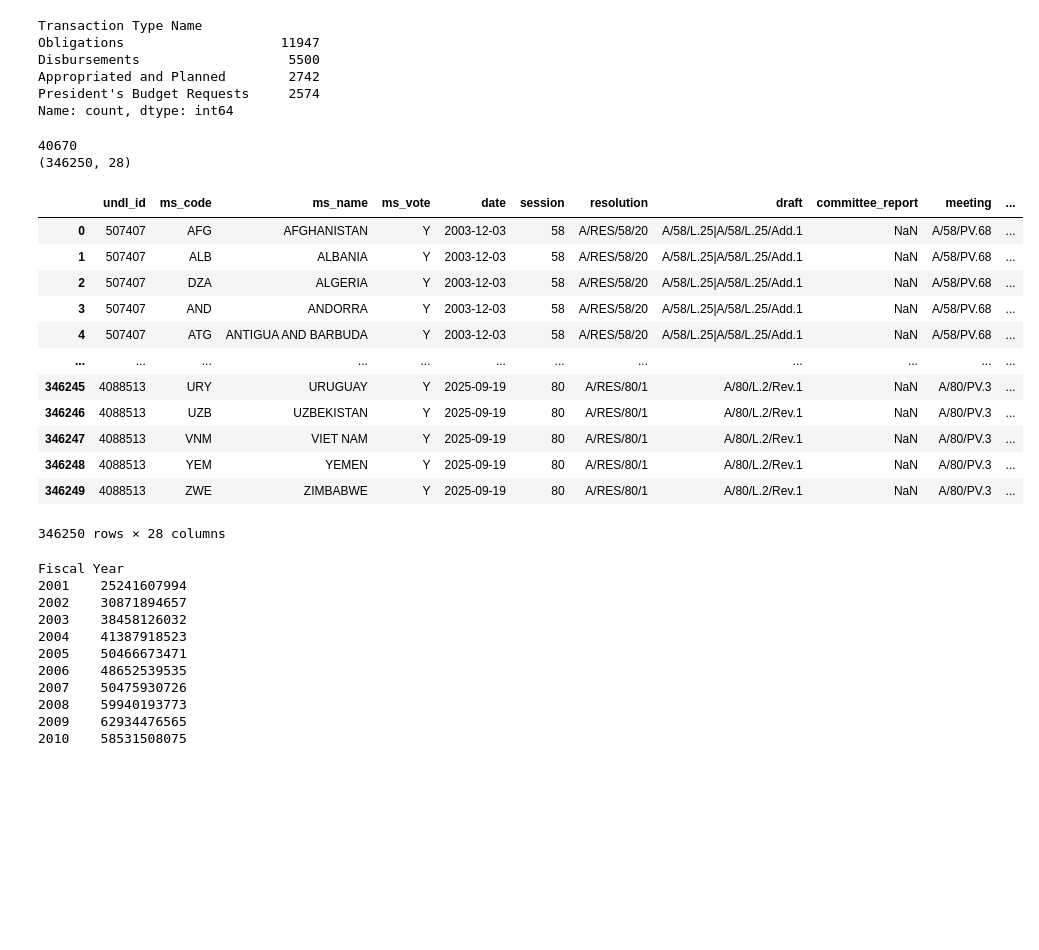
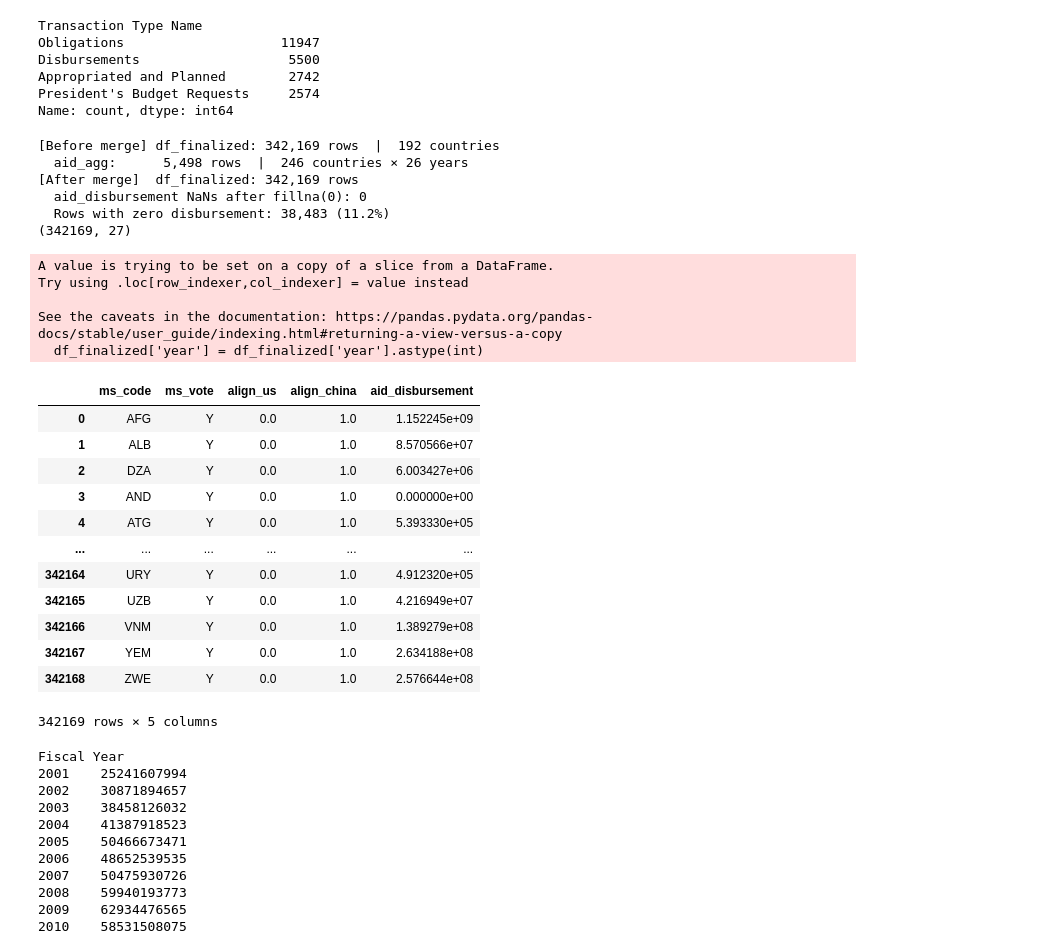
Before and after one commit to charlie77-7/qss20-final-project, a Jupyter notebook: code/01_load_clean.ipynb, the cells around one changed output. Drawn from its saved outputs; the diff is of its cells as text; code cells hidden in the pictures; blank space fills up the shorter version.

```diff
--- a/code/01_load_clean.ipynb
+++ b/code/01_load_clean.ipynb
@@ -281,6 +232,0 @@ Name: count, dtype: int64
-# %%
-#merging
-
-df_post2000 = df_post2000.merge(titles[['resolution', 'category']], on='resolution', how='left')
-
-print(df_post2000['category'].isna().sum())
@@ -324,0 +310,6 @@ df_post2000['align_china'] = 1 - abs(df_post2000['ms_vote_score'] - df_post2000[
+# %%
+df_finalized = df_post2000[~df_post2000['ms_code'].isin(['USA', 'CHN', 'YUG'])]
+df_finalized
+
+check = ['USA', 'CHN', 'YUG']
+print(df_finalized[df_finalized['ms_code'].isin(check)]['ms_code'].value_counts())
@@ -392,34 +398,52 @@ aid_clean = aid[aid['Transaction Type Name'] == 'Disbursements'].copy()
 # %%
 ## sum for each country and year the amount of disbursements they've received
 aid_agg = aid_clean.groupby(['Country Code', 'Fiscal Year'])['constant_amount'].sum().reset_index()
-aid_agg.columns = ['ms_code', 'year', 'usaid_disbursement']
+aid_agg.columns = ['ms_code', 'year', 'aid_disbursement']
 # %%
 ## now merge onto our voting data
-df_post2000['year'] = df_post2000['year'].astype(int)
+df_finalized['year'] = df_finalized['year'].astype(int)
 aid_agg['year'] = aid_agg['year'].astype(int)
 
-df_post2000 = df_post2000.merge(aid_agg, on=['ms_code', 'year'], how='left')
+# ── Merge aid disbursements onto voting data (left join on ms_code + year) ─────
+print(f"[Before merge] df_finalized: {len(df_finalized):,} rows  |  {df_finalized['ms_code'].nunique()} countries")
+print(f"  aid_agg:      {len(aid_agg):,} rows  |  {aid_agg['ms_code'].nunique()} countries × {aid_agg['year'].nunique()} years")
 
-print(df_post2000['usaid_disbursement'].isna().sum())
-print(df_post2000.shape)
+df_finalized = df_finalized.merge(aid_agg, on=['ms_code', 'year'], how='left')
 
-df_post2000
+# Countries with no disbursement record in a given year received $0 — not missing data
+df_finalized['aid_disbursement'] = df_finalized['aid_disbursement'].fillna(0)
+
+print(f"[After merge]  df_finalized: {len(df_finalized):,} rows")
+print(f"  aid_disbursement NaNs after fillna(0): {df_finalized['aid_disbursement'].isna().sum()}")
+print(f"  Rows with zero disbursement: {(df_finalized['aid_disbursement'] == 0).sum():,} ({(df_finalized['aid_disbursement'] == 0).mean():.1%})")
+print(df_finalized.shape)
+
+df_finalized[["ms_code", "ms_vote", "align_us", "align_china", "aid_disbursement"]]
 # %% [output]
-40670
-(346250, 28)
+[Before merge] df_finalized: 342,169 rows  |  192 countries
+  aid_agg:      5,498 rows  |  246 countries × 26 years
+[After merge]  df_finalized: 342,169 rows
+  aid_disbursement NaNs after fillna(0): 0
+  Rows with zero disbursement: 38,483 (11.2%)
+(342169, 27)
+A value is trying to be set on a copy of a slice from a DataFrame.
+Try using .loc[row_indexer,col_indexer] = value instead
+
+See the caveats in the documentation: https://pandas.pydata.org/pandas-docs/stable/user_guide/indexing.html#returning-a-view-versus-a-copy
+  df_finalized['year'] = df_finalized['year'].astype(int)
-|  | undl_id | ms_code | ms_name | ms_vote | date | session | resolution | draft | committee_report | meeting | ... |
-| 0 | 507407 | AFG | AFGHANISTAN | Y | 2003-12-03 | 58 | A/RES/58/20 | A/58/L.25|A/58/L.25/Add.1 | NaN | A/58/PV.68 | ... |
-| 1 | 507407 | ALB | ALBANIA | Y | 2003-12-03 | 58 | A/RES/58/20 | A/58/L.25|A/58/L.25/Add.1 | NaN | A/58/PV.68 | ... |
-| 2 | 507407 | DZA | ALGERIA | Y | 2003-12-03 | 58 | A/RES/58/20 | A/58/L.25|A/58/L.25/Add.1 | NaN | A/58/PV.68 | ... |
-| 3 | 507407 | AND | ANDORRA | Y | 2003-12-03 | 58 | A/RES/58/20 | A/58/L.25|A/58/L.25/Add.1 | NaN | A/58/PV.68 | ... |
-| 4 | 507407 | ATG | ANTIGUA AND BARBUDA | Y | 2003-12-03 | 58 | A/RES/58/20 | A/58/L.25|A/58/L.25/Add.1 | NaN | A/58/PV.68 | ... |
-| ... | ... | ... | ... | ... | ... | ... | ... | ... | ... | ... | ... |
-| 346245 | 4088513 | URY | URUGUAY | Y | 2025-09-19 | 80 | A/RES/80/1 | A/80/L.2/Rev.1 | NaN | A/80/PV.3 | ... |
-| 346246 | 4088513 | UZB | UZBEKISTAN | Y | 2025-09-19 | 80 | A/RES/80/1 | A/80/L.2/Rev.1 | NaN | A/80/PV.3 | ... |
-| 346247 | 4088513 | VNM | VIET NAM | Y | 2025-09-19 | 80 | A/RES/80/1 | A/80/L.2/Rev.1 | NaN | A/80/PV.3 | ... |
-| 346248 | 4088513 | YEM | YEMEN | Y | 2025-09-19 | 80 | A/RES/80/1 | A/80/L.2/Rev.1 | NaN | A/80/PV.3 | ... |
-| 346249 | 4088513 | ZWE | ZIMBABWE | Y | 2025-09-19 | 80 | A/RES/80/1 | A/80/L.2/Rev.1 | NaN | A/80/PV.3 | ... |
+|  | ms_code | ms_vote | align_us | align_china | aid_disbursement |
+| 0 | AFG | Y | 0.0 | 1.0 | 1.152245e+09 |
+| 1 | ALB | Y | 0.0 | 1.0 | 8.570566e+07 |
+| 2 | DZA | Y | 0.0 | 1.0 | 6.003427e+06 |
+| 3 | AND | Y | 0.0 | 1.0 | 0.000000e+00 |
+| 4 | ATG | Y | 0.0 | 1.0 | 5.393330e+05 |
+| ... | ... | ... | ... | ... | ... |
+| 342164 | URY | Y | 0.0 | 1.0 | 4.912320e+05 |
+| 342165 | UZB | Y | 0.0 | 1.0 | 4.216949e+07 |
+| 342166 | VNM | Y | 0.0 | 1.0 | 1.389279e+08 |
+| 342167 | YEM | Y | 0.0 | 1.0 | 2.634188e+08 |
+| 342168 | ZWE | Y | 0.0 | 1.0 | 2.576644e+08 |
-346250 rows × 28 columns
+342169 rows × 5 columns
 # %%
 aid_clean.groupby('Fiscal Year')['constant_amount'].sum().sort_index()
 # %% [output]
```
Also changed, not shown: parts of 34 cells of this notebook, 25 other files.
